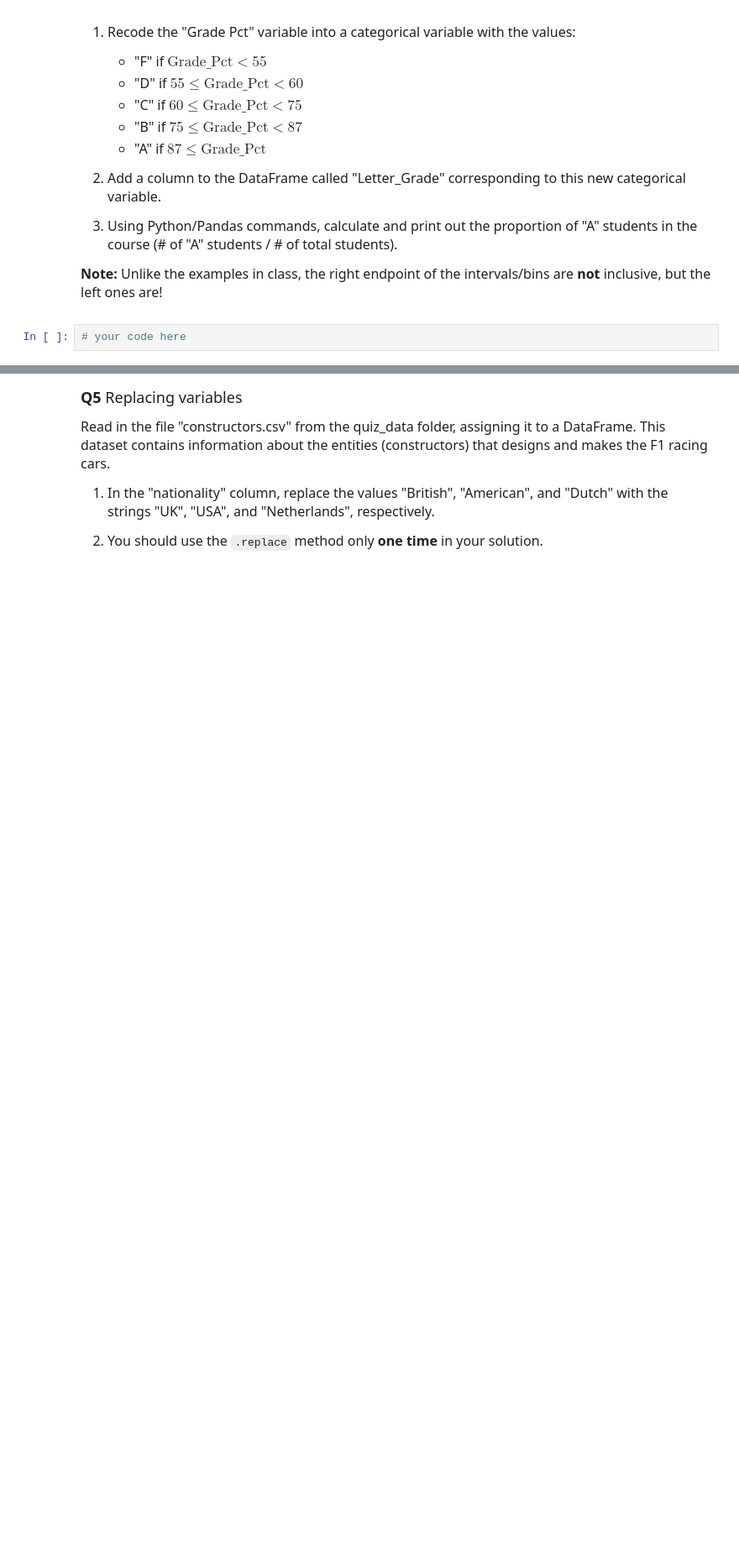
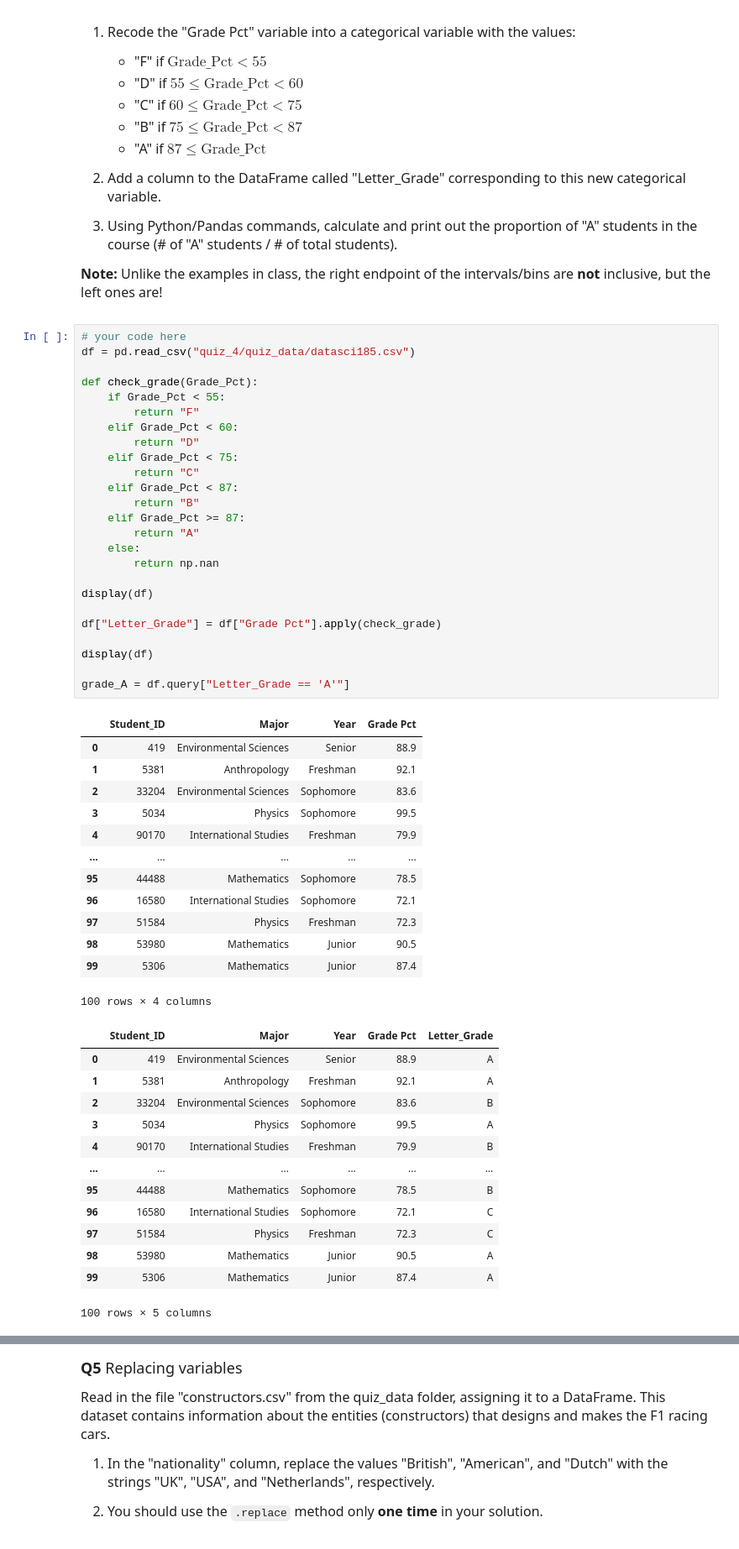
Before and after one commit to LilahHofbauer/datasci151spring2026, a Jupyter notebook: quiz_4.ipynb, the cells around one changed output, grey strips where cells are left out. Shown at 84% size. Drawn from its saved outputs; the diff is of its cells as text; blank space fills up the shorter version.

```diff
--- a/quiz_4.ipynb
+++ b/quiz_4.ipynb
@@ -120,3 +176,53 @@ Read in the file "datasci185.csv" from the quiz_data folder, assigning it to a D
 **Note:** Unlike the examples in class, the right endpoint of the intervals/bins are **not** inclusive, but the left ones are!
 # %%
 # your code here
+df = pd.read_csv("quiz_4/quiz_data/datasci185.csv")
+
+def check_grade(Grade_Pct):
+    if Grade_Pct < 55:
+        return "F"
+    elif Grade_Pct < 60:
+        return "D"
+    elif Grade_Pct < 75:
+        return "C"
+    elif Grade_Pct < 87:
+        return "B"
+    elif Grade_Pct >= 87:
+        return "A"
+    else:
+        return np.nan
+
+display(df)
+
+df["Letter_Grade"] = df["Grade Pct"].apply(check_grade)
+
+display(df)
+
+grade_A = df.query["Letter_Grade == 'A'"]
+# %% [output]
+|  | Student_ID | Major | Year | Grade Pct |
+| 0 | 419 | Environmental Sciences | Senior | 88.9 |
+| 1 | 5381 | Anthropology | Freshman | 92.1 |
+| 2 | 33204 | Environmental Sciences | Sophomore | 83.6 |
+| 3 | 5034 | Physics | Sophomore | 99.5 |
+| 4 | 90170 | International Studies | Freshman | 79.9 |
+| ... | ... | ... | ... | ... |
+| 95 | 44488 | Mathematics | Sophomore | 78.5 |
+| 96 | 16580 | International Studies | Sophomore | 72.1 |
+| 97 | 51584 | Physics | Freshman | 72.3 |
+| 98 | 53980 | Mathematics | Junior | 90.5 |
+| 99 | 5306 | Mathematics | Junior | 87.4 |
+100 rows × 4 columns
+|  | Student_ID | Major | Year | Grade Pct | Letter_Grade |
+| 0 | 419 | Environmental Sciences | Senior | 88.9 | A |
+| 1 | 5381 | Anthropology | Freshman | 92.1 | A |
+| 2 | 33204 | Environmental Sciences | Sophomore | 83.6 | B |
+| 3 | 5034 | Physics | Sophomore | 99.5 | A |
+| 4 | 90170 | International Studies | Freshman | 79.9 | B |
+| ... | ... | ... | ... | ... | ... |
+| 95 | 44488 | Mathematics | Sophomore | 78.5 | B |
+| 96 | 16580 | International Studies | Sophomore | 72.1 | C |
+| 97 | 51584 | Physics | Freshman | 72.3 | C |
+| 98 | 53980 | Mathematics | Junior | 90.5 | A |
+| 99 | 5306 | Mathematics | Junior | 87.4 | A |
+100 rows × 5 columns
```
Also changed, not shown: parts of 6 cells of this notebook.
